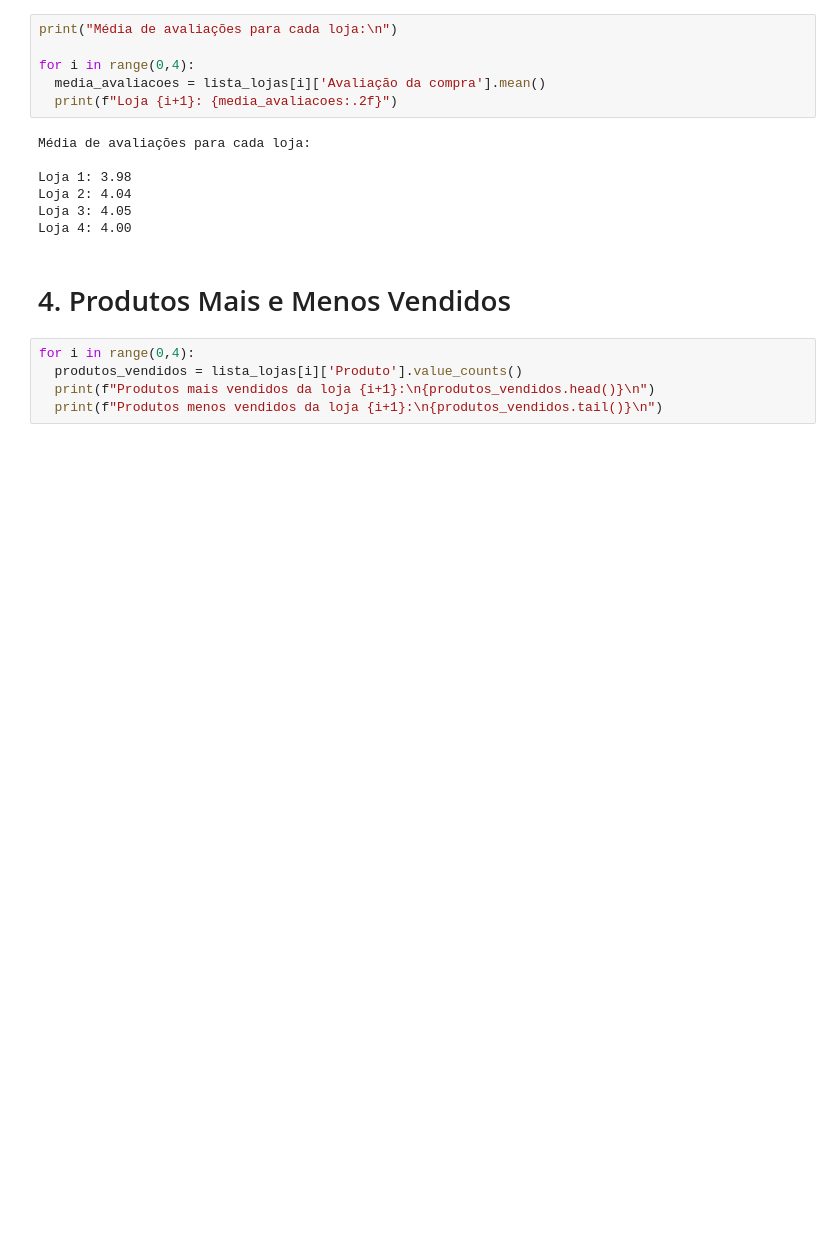
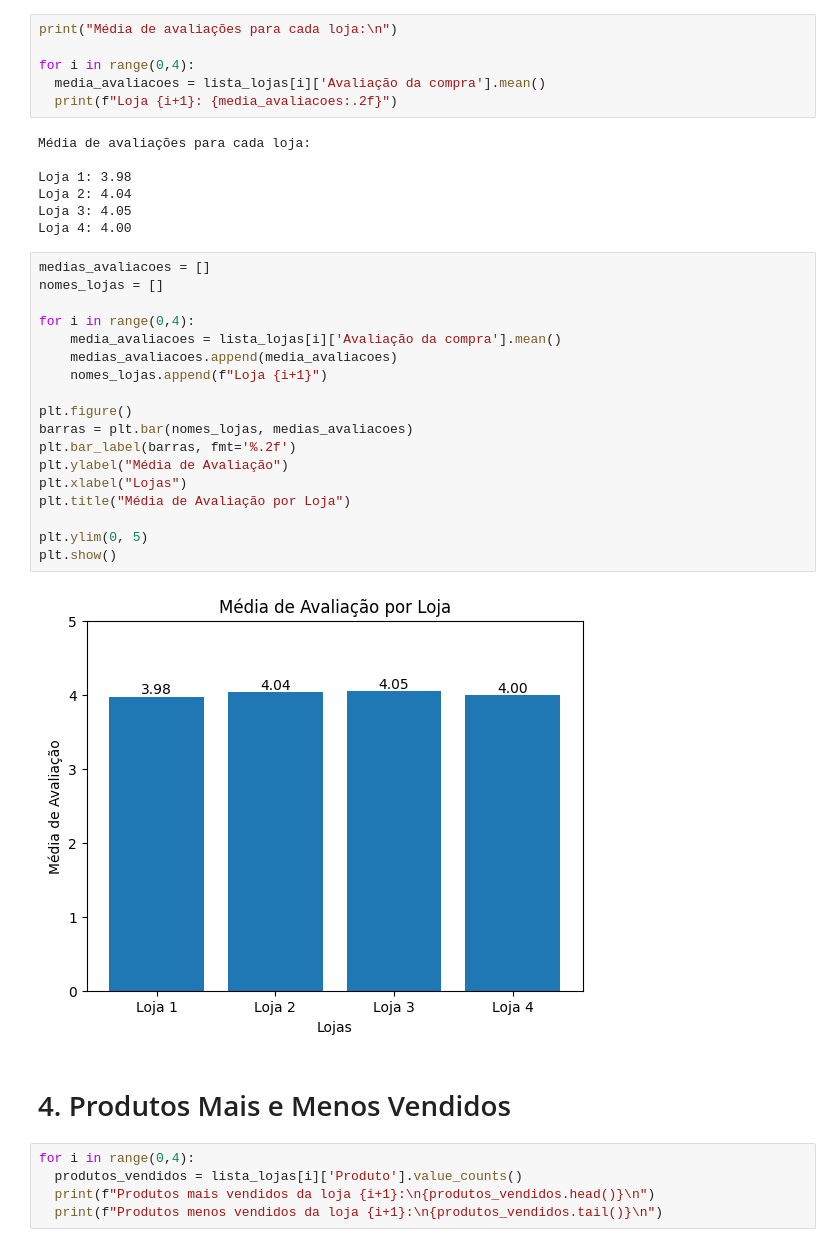
Before and after one commit to EmilyCarla/ONE_DataScience-Desafio1-AluraStore, a Jupyter notebook: AluraStoreBrasil.ipynb, the cells around one changed output. Cells and saved outputs as stored; diff of their text form; blank space fills up the shorter version.

```diff
--- a/AluraStoreBrasil.ipynb
+++ b/AluraStoreBrasil.ipynb
@@ -80,6 +127,26 @@ Loja 1: 3.98
 Loja 2: 4.04
 Loja 3: 4.05
 Loja 4: 4.00
+# %%
+medias_avaliacoes = []
+nomes_lojas = []
+
+for i in range(0,4):
+    media_avaliacoes = lista_lojas[i]['Avaliação da compra'].mean()
+    medias_avaliacoes.append(media_avaliacoes)
+    nomes_lojas.append(f"Loja {i+1}")
+
+plt.figure()
+barras = plt.bar(nomes_lojas, medias_avaliacoes)
+plt.bar_label(barras, fmt='%.2f')
+plt.ylabel("Média de Avaliação")
+plt.xlabel("Lojas")
+plt.title("Média de Avaliação por Loja")
+
+plt.ylim(0, 5)
+plt.show()
+# %% [output]
+[figure, added]
 # %% [markdown]
 # 4. Produtos Mais e Menos Vendidos
 # %%
```
Also changed, not shown: parts of 5 cells of this notebook.
